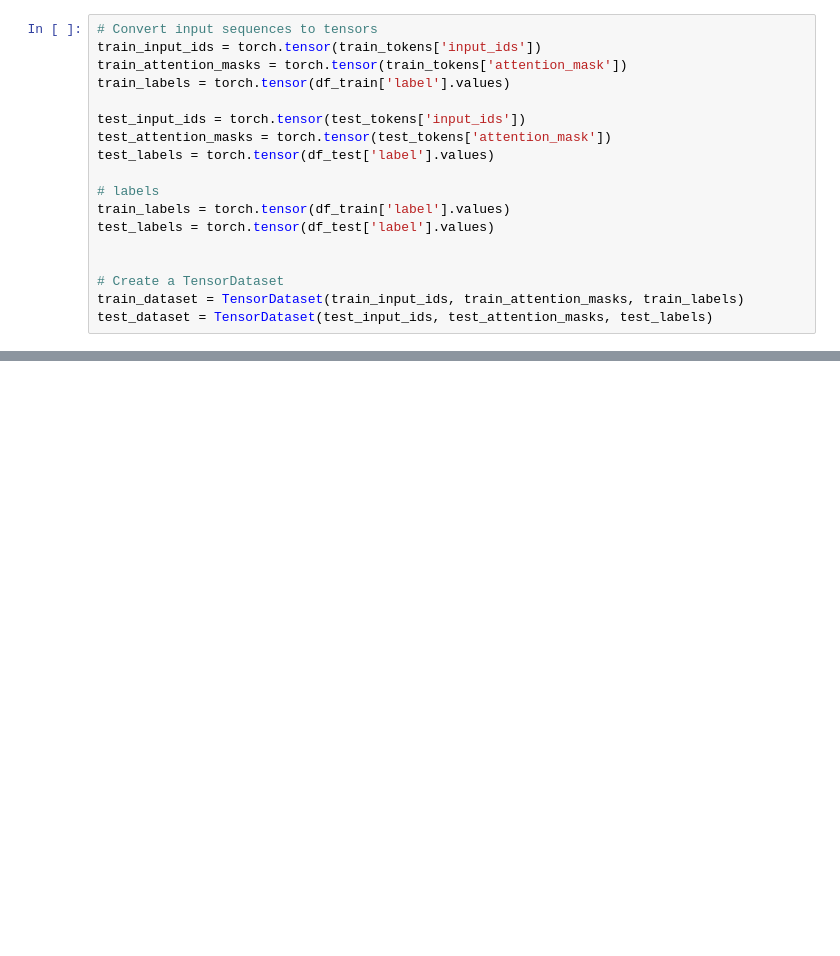
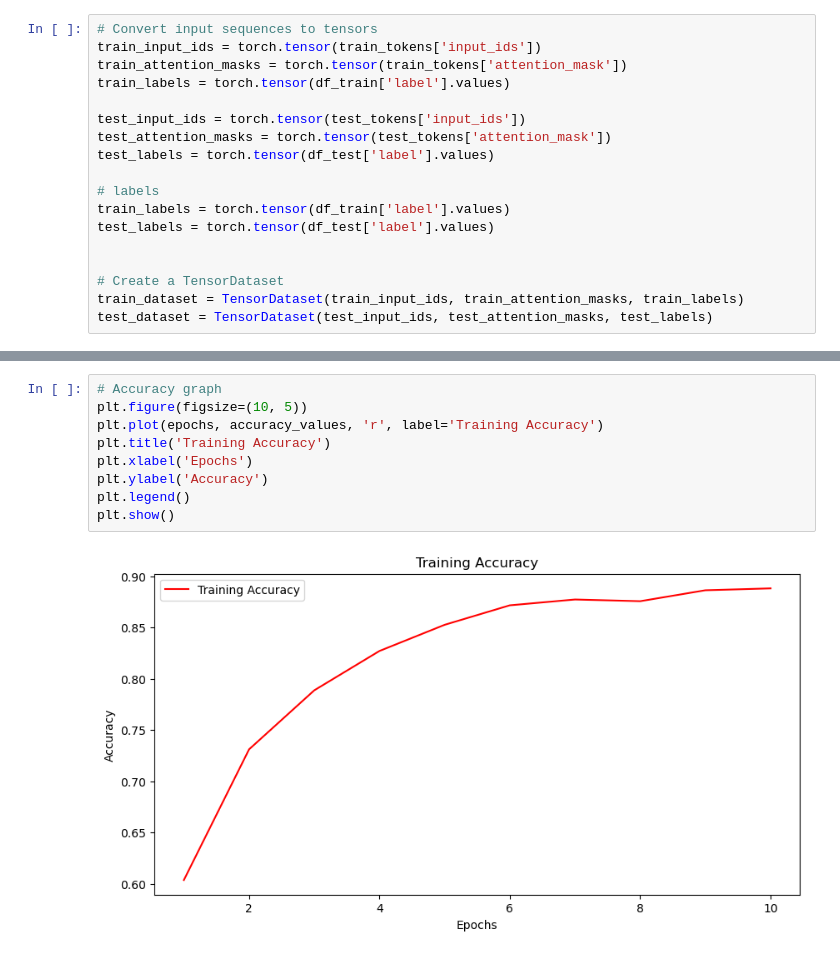
Before and after one commit to Sibindra/nepali-sentiment-analysis-model, a Jupyter notebook: model-training.ipynb, the cells around one changed output, grey strips where cells are left out. Cells and saved outputs as stored; diff of their text form; blank space fills up the shorter version.

```diff
--- a/model-training.ipynb
+++ b/model-training.ipynb
@@ -201,3 +334,14 @@ for epoch in range(epochs):
+# %%
+# Accuracy graph
+plt.figure(figsize=(10, 5))
+plt.plot(epochs, accuracy_values, 'r', label='Training Accuracy')
+plt.title('Training Accuracy')
+plt.xlabel('Epochs')
+plt.ylabel('Accuracy')
+plt.legend()
+plt.show()
+# %% [output]
+[figure, added]
 # %%
 # Saving the trained model
 output_dir = './trained_model'
```
Also changed, not shown: parts of 21 cells of this notebook.
